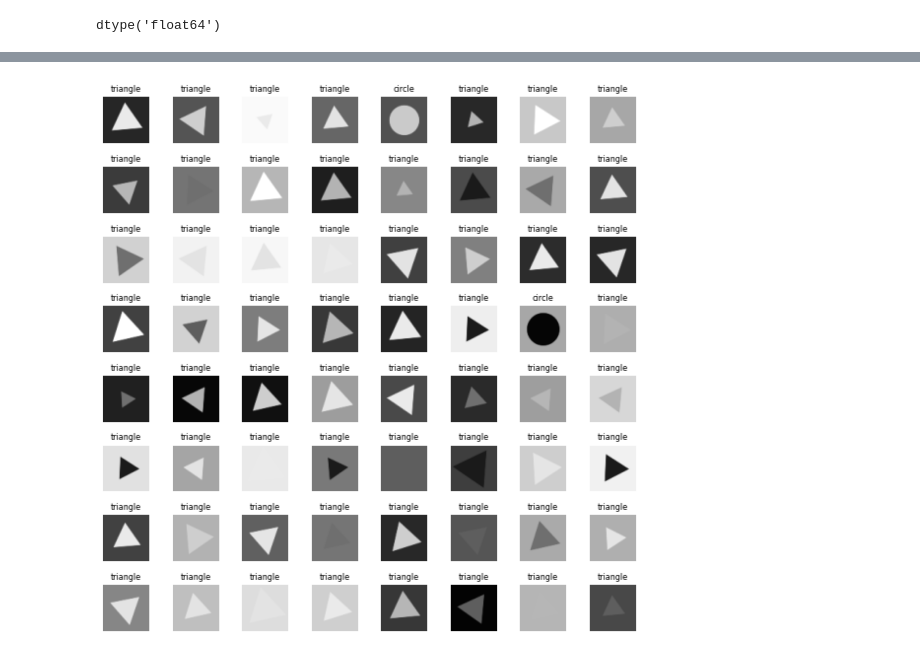
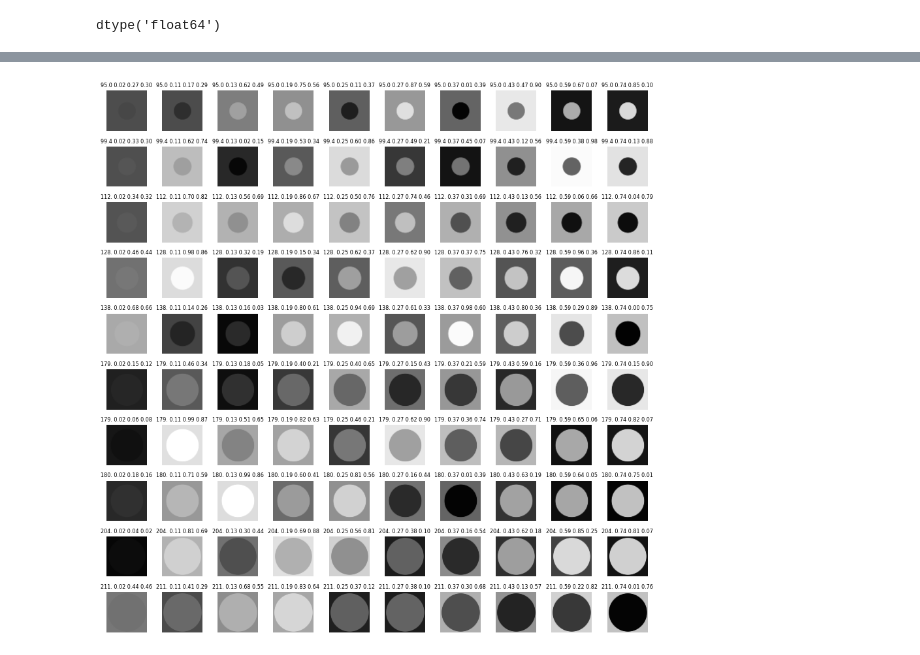
Before and after one commit to dianna-ai/dianna-exploration, a Jupyter notebook: example_data/dataset_preparation/geometric_shapes/generate_geometric_shapes4research.ipynb, the cells around one changed output, grey strips where cells are left out. Drawn from its saved outputs; the diff is of its cells as text; code cells hidden in the pictures.

```diff
--- a/example_data/dataset_preparation/geometric_shapes/generate_geometric_shapes4research.ipynb
+++ b/example_data/dataset_preparation/geometric_shapes/generate_geometric_shapes4research.ipynb
@@ -110,25 +140,24 @@ plt.plot(get_smoothing_kernel(7))
 nvariations = 10
 ncircle = nvariations ** 2
 ntriangle = nvariations ** 3
+radius_range = (.2*min(width, height), .48*min(width, height))
 
 shapes = np.empty(shape=(ncircle+ntriangle, height, width))
 
 # circles
-radii = np.random.uniform(.2*min(width, height), .48*min(width, height), nvariations)
-colors = np.random.uniform(0, 1, nvariations)
-params_grid = np.array(np.meshgrid(radii, colors)).T.reshape(-1,2)
-bg_colors = np.random.uniform(0, 1, ncircle)
-for n, params in tqdm.tqdm(enumerate(params_grid)):
-    shapes[n] = draw_shape('circle', radius=params[0], color=params[1], bg_color=bg_colors[n])
+radii = np.sort(np.random.uniform(*radius_range, nvariations))
+contrasts = np.sort(np.random.uniform(0, 1, nvariations))
+circle_params = generate_grid((radii, contrasts))
+for n, params in tqdm.tqdm(enumerate(circle_params)):
+    shapes[n] = draw_shape('circle', radius=params[0], color=params[2], bg_color=params[3])
 
 # triangles
-radii = np.random.uniform(.2*min(width, height), .48*min(width, height), nvariations)
-angles = np.random.uniform(0, 360, nvariations)
-colors = np.random.uniform(0, 1, nvariations)
-params_grid = np.array(np.meshgrid(radii, angles, colors)).T.reshape(-1,3)
-bg_colors = np.random.uniform(0, 1, ntriangle)
-for n, params in tqdm.tqdm(enumerate(params_grid)):
-    shapes[ncircle + n] = draw_shape('triangle', radius=params[0], angle=params[1], color=params[2], bg_color=bg_colors[n])
+radii = np.sort(np.random.uniform(*radius_range, nvariations))
+angles = np.sort(np.random.uniform(0, 360, nvariations))
+contrasts = np.sort(np.random.uniform(0, 1, nvariations))
+triangle_params = generate_grid((radii, angles, contrasts))
+for n, params in tqdm.tqdm(enumerate(triangle_params)):
+    shapes[ncircle + n] = draw_shape('triangle', radius=params[0], angle=params[1], color=params[3], bg_color=params[4])
 # %%
 # scale to 0-1 (memory and compute intensive step)
 shapes = shapes.astype(float) / 255.
@@ -178,20 +200,24 @@ np.savez_compressed('shapes.npz', X_train=X_train, y_train=y_train, X_test=X_tes
 # %%
 # load data from disk
 fd = np.load('shapes.npz')
-X = fd['X_train']
-y = fd['y_train']
+circles = fd['circles']
+circle_params = fd['circle_params']
+
+
+triangles = fd['triangles']
+triangle_params = fd['triangle_params']
 fd.close()
 # %%
-# Overview of the generated shapes
-overview_fig, axes = plt.subplots(nrows=8, ncols=8, figsize=(8, 8))
+# Overview of the generated circles with parameters (size, contrast, fg_color, bg_color)
+overview_fig, axes = plt.subplots(nrows=10, ncols=10, figsize=(12, 12))
 axes = axes.flatten()
 
-for i in range(64):
+for i in range(100):
     a = axes[i]
-    a.imshow(X[i], cmap='gray', vmin=0, vmax=1)
-    a.set_title(classes[y[i]], fontsize=8)
+    a.imshow(circles[i], cmap='gray', vmin=0, vmax=1)
+    a.set_title(" ".join([str(p)[:4] for p in circle_params[i]]), fontsize=8)
     a.axis('off')
 
 overview_fig.tight_layout()
 # %% [output]
-[figure, old version]
+[figure, new version]
```
Also changed, not shown: parts of 6 cells of this notebook.
